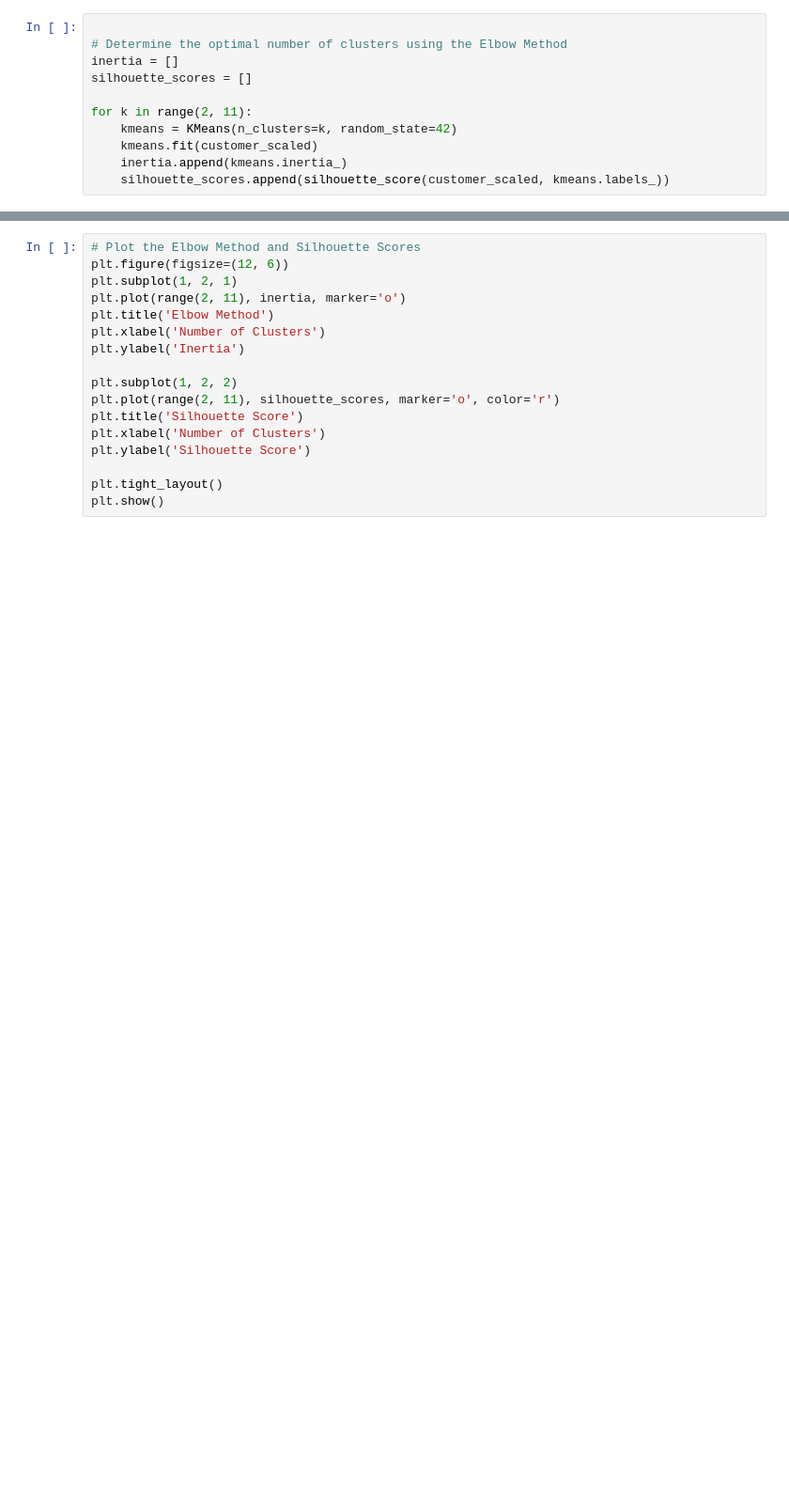
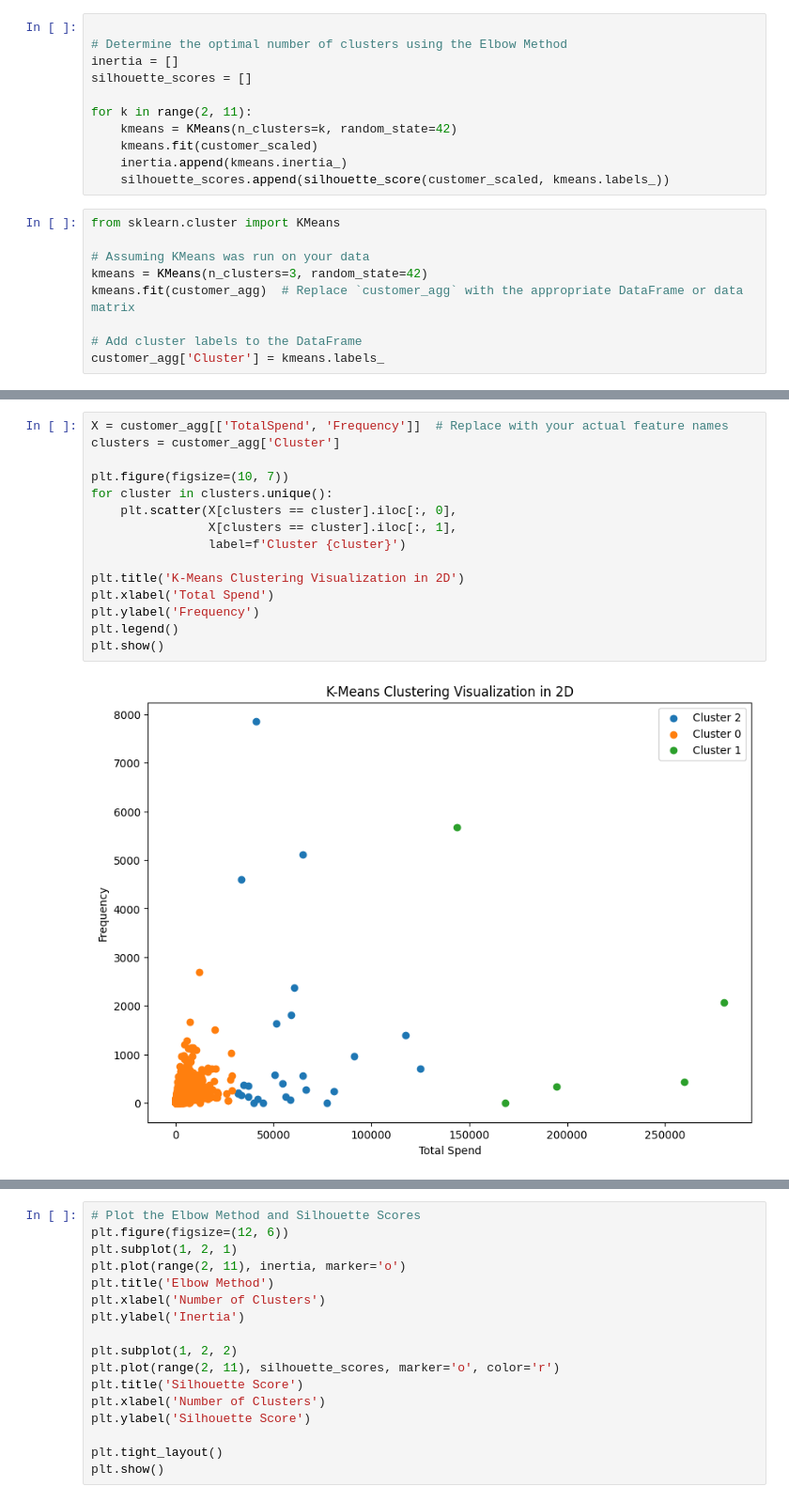
Before and after one commit to mk7890/Machine-Learning-II, a Jupyter notebook: ML2_CustomerSegmentationDataset_KMeansClustering_exiercise.ipynb, the cells around one changed output, grey strips where cells are left out. Shown: that part at 94% size. Cells and saved outputs as stored; diff of their text form; blank space fills up the shorter version.

```diff
--- a/ML2_CustomerSegmentationDataset_KMeansClustering_exiercise.ipynb
+++ b/ML2_CustomerSegmentationDataset_KMeansClustering_exiercise.ipynb
@@ -257,3 +257,12 @@ for k in range(2, 11):
     kmeans.fit(customer_scaled)
     inertia.append(kmeans.inertia_)
     silhouette_scores.append(silhouette_score(customer_scaled, kmeans.labels_))
+# %%
+from sklearn.cluster import KMeans
+
+# Assuming KMeans was run on your data
+kmeans = KMeans(n_clusters=3, random_state=42)
+kmeans.fit(customer_agg)  # Replace `customer_agg` with the appropriate DataFrame or data matrix
+
+# Add cluster labels to the DataFrame
+customer_agg['Cluster'] = kmeans.labels_
@@ -259,0 +285,17 @@ for k in range(2, 11):
+# %%
+X = customer_agg[['TotalSpend', 'Frequency']]  # Replace with your actual feature names
+clusters = customer_agg['Cluster']
+
+plt.figure(figsize=(10, 7))
+for cluster in clusters.unique():
+    plt.scatter(X[clusters == cluster].iloc[:, 0],
+                X[clusters == cluster].iloc[:, 1],
+                label=f'Cluster {cluster}')
+
+plt.title('K-Means Clustering Visualization in 2D')
+plt.xlabel('Total Spend')
+plt.ylabel('Frequency')
+plt.legend()
+plt.show()
+# %% [output]
+[figure, added]
```
Also changed, not shown: parts of 17 cells of this notebook.
